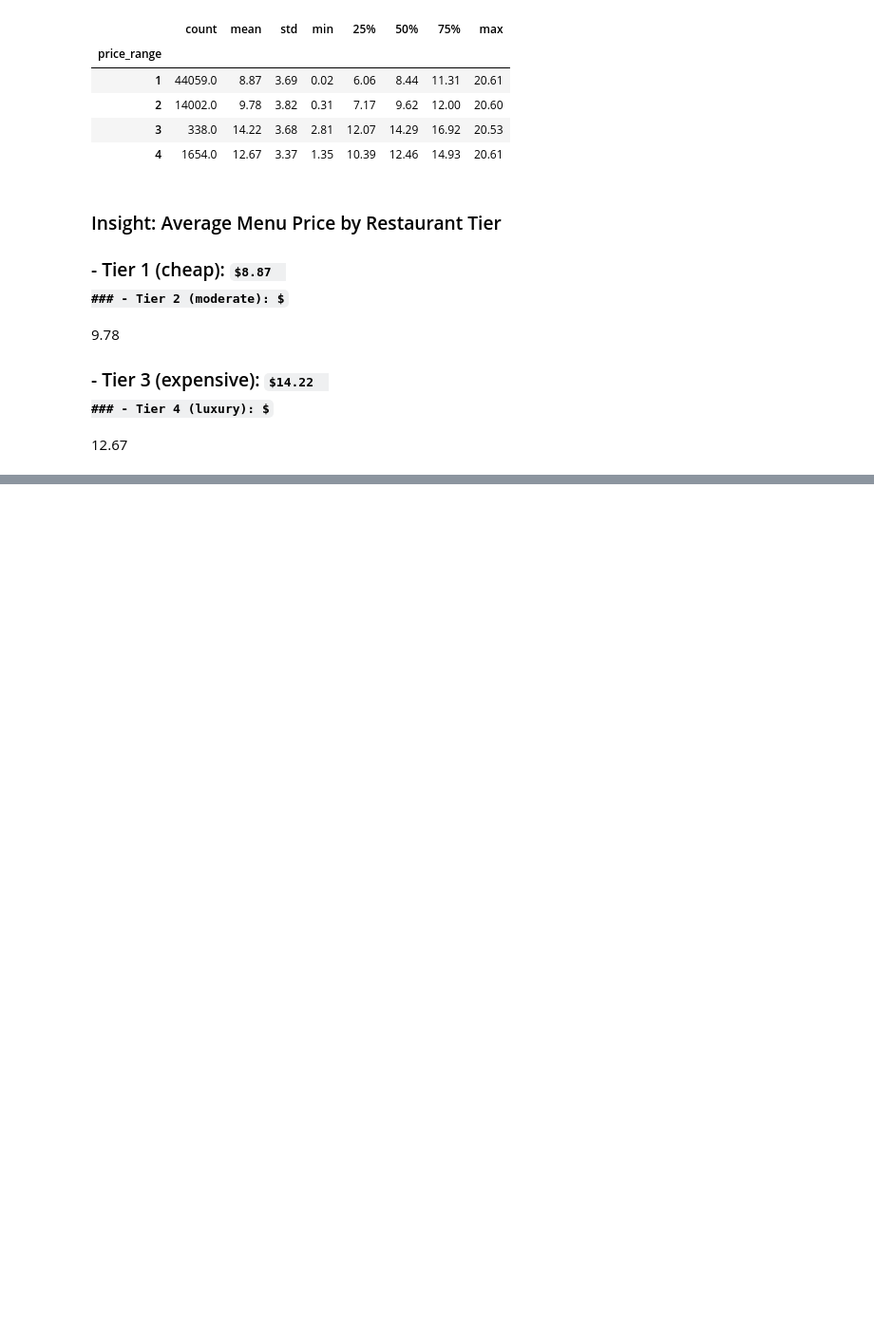
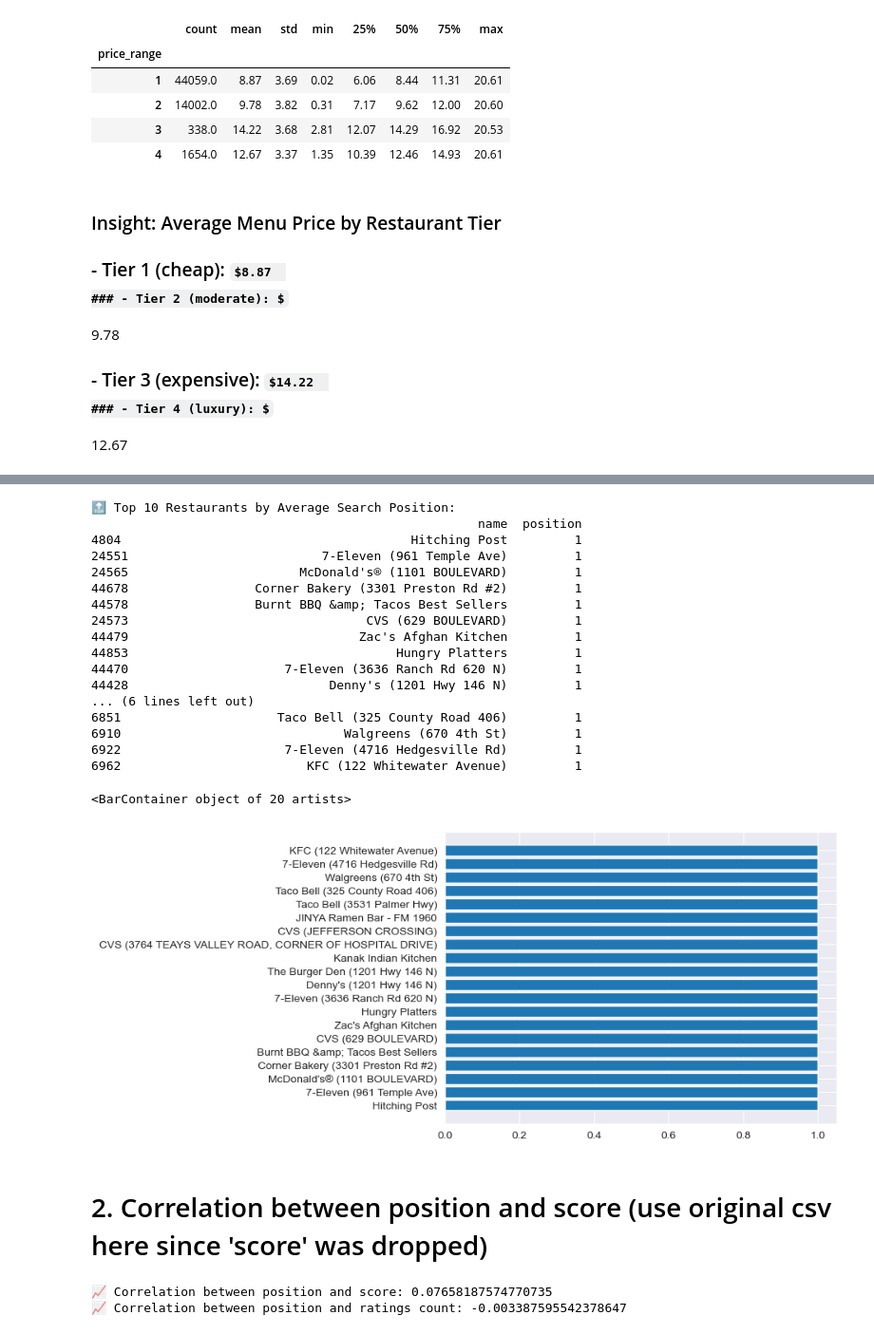
Before and after one commit to MostafaOsmanFathi/uber-eats-menu-analysis, a Jupyter notebook: insights_analysis.ipynb, the cells around one changed output, grey strips where cells are left out. Shown: that part at 95% size. Saved outputs shown, nothing was run; the diff lists cells and outputs as text; code cells hidden in the pictures; some formulas as TeX source; blank space fills up the shorter version.

```diff
--- a/insights_analysis.ipynb
+++ b/insights_analysis.ipynb
@@ -487,0 +512,3 @@ df_restaurants.groupby('price_range')['avg_price'].describe().round(2)
+# %%
+restaurants_df = pd.read_csv("data/processed/processed_restaurants_no_outliers.csv")
+menu_df = pd.read_csv("data/raw/restaurant-menus.csv")
@@ -487,0 +521,37 @@ df_restaurants.groupby('price_range')['avg_price'].describe().round(2)
+# %%
+top_ranked = restaurants_df[['name', 'position']].sort_values(by='position').head(20)
+print("🔝 Top 10 Restaurants by Average Search Position:")
+print(top_ranked)
+plt.barh(top_ranked['name'], top_ranked['position'])
+# %% [output]
+🔝 Top 10 Restaurants by Average Search Position:
+                                                    name  position
+4804                                       Hitching Post         1
+24551                          7-Eleven (961 Temple Ave)         1
+24565                       McDonald's® (1101 BOULEVARD)         1
+44678                 Corner Bakery (3301 Preston Rd #2)         1
+44578                 Burnt BBQ &amp; Tacos Best Sellers         1
+24573                                CVS (629 BOULEVARD)         1
+44479                               Zac's Afghan Kitchen         1
+44853                                    Hungry Platters         1
+44470                     7-Eleven (3636 Ranch Rd 620 N)         1
+44428                           Denny's (1201 Hwy 146 N)         1
+... (6 lines left out)
+6851                     Taco Bell (325 County Road 406)         1
+6910                              Walgreens (670 4th St)         1
+6922                      7-Eleven (4716 Hedgesville Rd)         1
+6962                         KFC (122 Whitewater Avenue)         1
+<BarContainer object of 20 artists>
+[figure, added]
+# %% [markdown]
+# 2. Correlation between position and score (use original csv here since 'score' was dropped)
+# %%
+clean_df = restaurants_df.dropna(subset=['position', 'score', 'ratings'])
+
+correlation1 = clean_df['position'].corr(clean_df['score'])
+correlation2 = clean_df['position'].corr(clean_df['ratings'])
+print("📈 Correlation between position and score:", correlation1)
+print("📈 Correlation between position and ratings count:", correlation2)
+# %% [output]
+📈 Correlation between position and score: 0.07658187574770735
+📈 Correlation between position and ratings count: -0.003387595542378647
```
Also changed, not shown: parts of 31 cells of this notebook.
